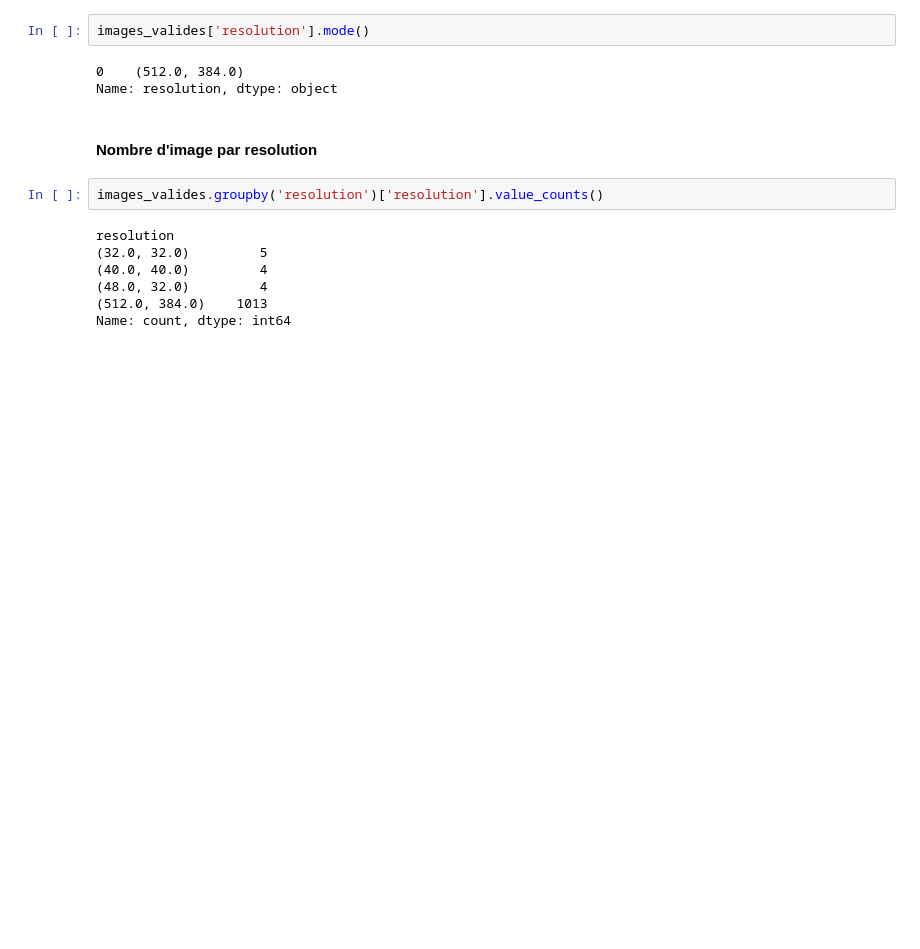
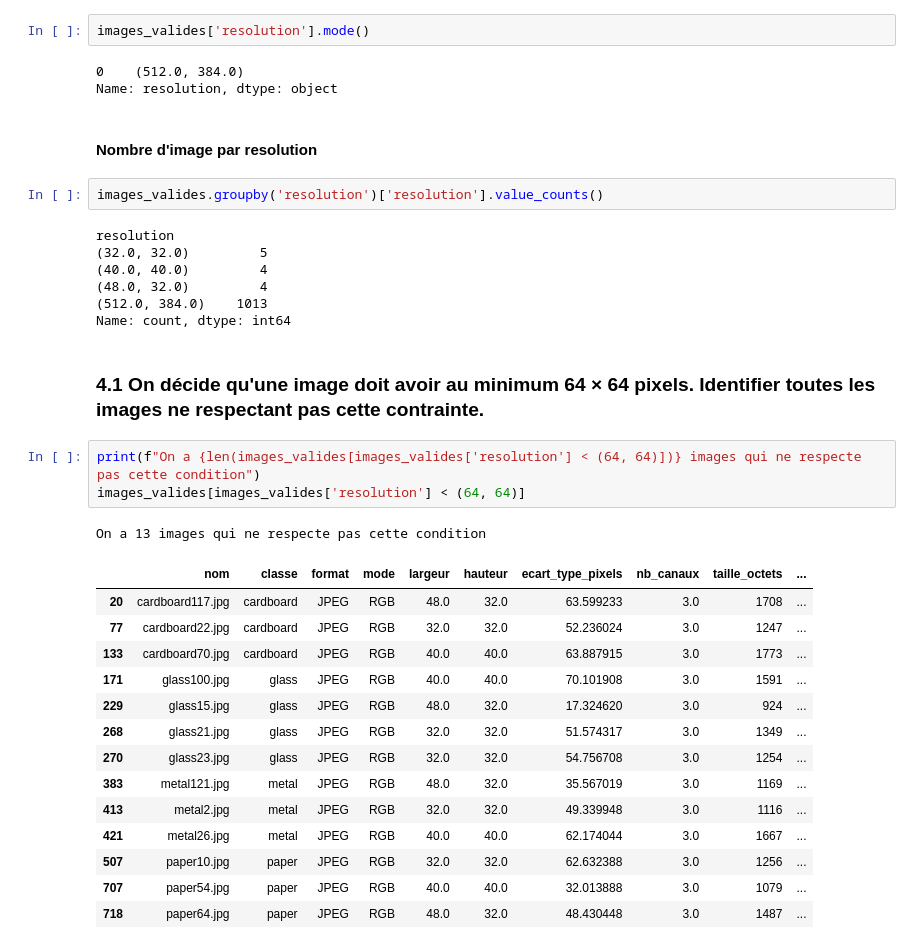
Before and after one commit to Alassanee/atelier_prepa_donnees_image, a Jupyter notebook: notebooks/atelier_prepa_donnees_images.ipynb, the cells around one changed output. Drawn from its saved outputs; the diff is of its cells as text; blank space fills up the shorter version.

Commit message:
Partie 4: les images avec une resolution inferieure à (64 x 64)

```diff
--- a/notebooks/atelier_prepa_donnees_images.ipynb
+++ b/notebooks/atelier_prepa_donnees_images.ipynb
@@ -214,3 +214,24 @@ resolution
 (48.0, 32.0)         4
 (512.0, 384.0)    1013
 Name: count, dtype: int64
+# %% [markdown]
+### **4.1 On décide qu'une image doit avoir au minimum 64 × 64 pixels. Identifier toutes les images ne respectant pas cette contrainte.**
+# %%
+print(f"On a {len(images_valides[images_valides['resolution'] < (64, 64)])} images qui ne respecte pas cette condition")
+images_valides[images_valides['resolution'] < (64, 64)]
+# %% [output]
+On a 13 images qui ne respecte pas cette condition
+|  | nom | classe | format | mode | largeur | hauteur | ecart_type_pixels | nb_canaux | taille_octets | ... |
+| 20 | cardboard117.jpg | cardboard | JPEG | RGB | 48.0 | 32.0 | 63.599233 | 3.0 | 1708 | ... |
+| 77 | cardboard22.jpg | cardboard | JPEG | RGB | 32.0 | 32.0 | 52.236024 | 3.0 | 1247 | ... |
+| 133 | cardboard70.jpg | cardboard | JPEG | RGB | 40.0 | 40.0 | 63.887915 | 3.0 | 1773 | ... |
+| 171 | glass100.jpg | glass | JPEG | RGB | 40.0 | 40.0 | 70.101908 | 3.0 | 1591 | ... |
+| 229 | glass15.jpg | glass | JPEG | RGB | 48.0 | 32.0 | 17.324620 | 3.0 | 924 | ... |
+| 268 | glass21.jpg | glass | JPEG | RGB | 32.0 | 32.0 | 51.574317 | 3.0 | 1349 | ... |
+| 270 | glass23.jpg | glass | JPEG | RGB | 32.0 | 32.0 | 54.756708 | 3.0 | 1254 | ... |
+| 383 | metal121.jpg | metal | JPEG | RGB | 48.0 | 32.0 | 35.567019 | 3.0 | 1169 | ... |
+| 413 | metal2.jpg | metal | JPEG | RGB | 32.0 | 32.0 | 49.339948 | 3.0 | 1116 | ... |
+| 421 | metal26.jpg | metal | JPEG | RGB | 40.0 | 40.0 | 62.174044 | 3.0 | 1667 | ... |
+| 507 | paper10.jpg | paper | JPEG | RGB | 32.0 | 32.0 | 62.632388 | 3.0 | 1256 | ... |
+| 707 | paper54.jpg | paper | JPEG | RGB | 40.0 | 40.0 | 32.013888 | 3.0 | 1079 | ... |
+| 718 | paper64.jpg | paper | JPEG | RGB | 48.0 | 32.0 | 48.430448 | 3.0 | 1487 | ... |
```
